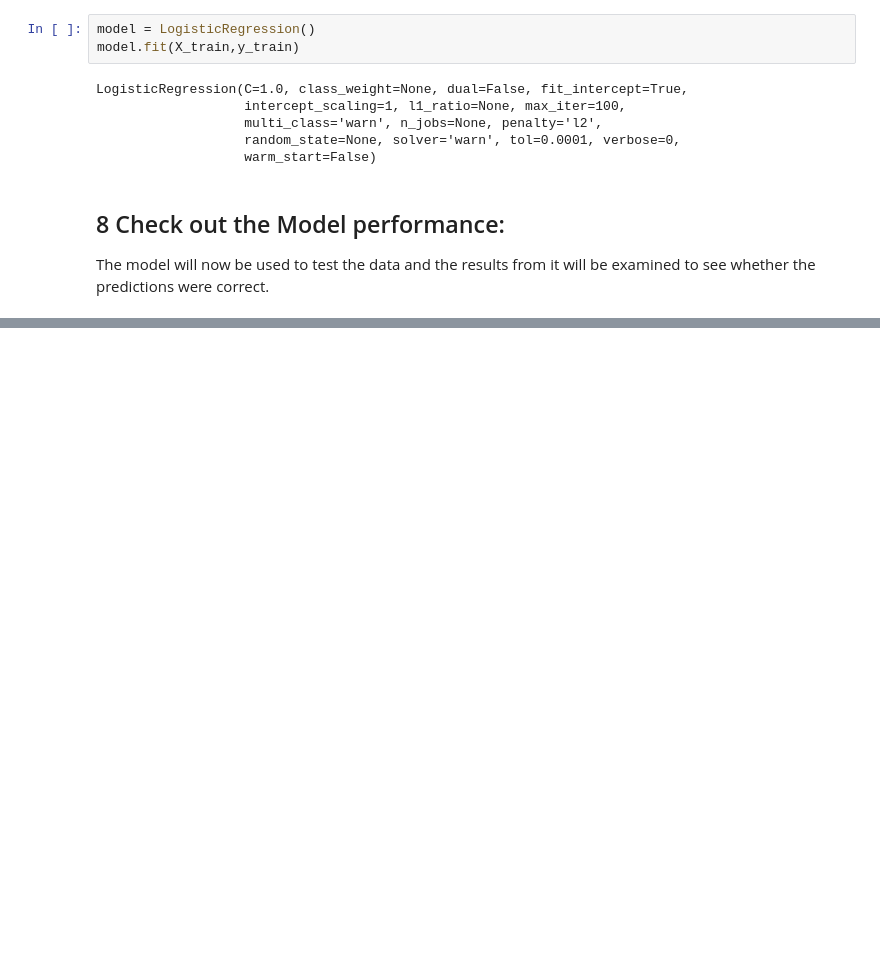
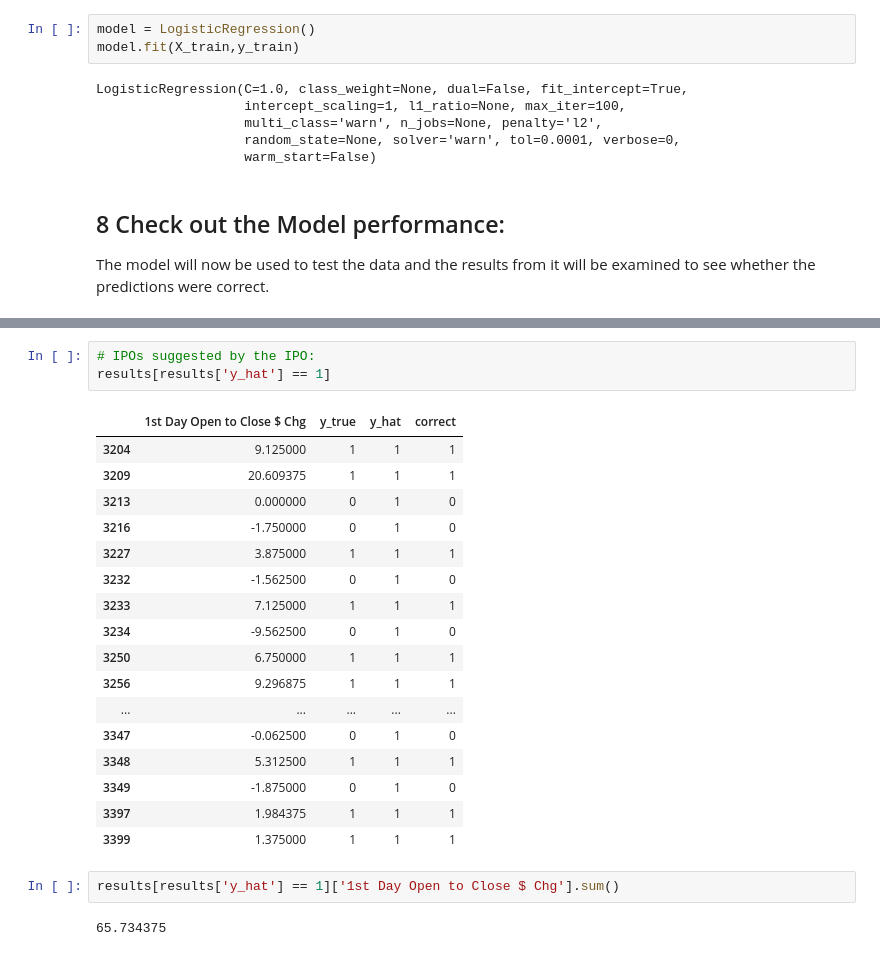
Before and after one commit to ylee9107/ML_app_Forecast_IPOmarket, a Jupyter notebook: ML_app_Forecast_IPOmarket.ipynb, the cells around one changed output, grey strips where cells are left out. Saved outputs shown, nothing was run; the diff lists cells and outputs as text; blank space fills up the shorter version.

```diff
--- a/ML_app_Forecast_IPOmarket.ipynb
+++ b/ML_app_Forecast_IPOmarket.ipynb
@@ -574,0 +693,25 @@ The model will now be used to test the data and the results from it will be exam
+# %%
+# IPOs suggested by the IPO:
+results[results['y_hat'] == 1]
+# %% [output]
+|  | 1st Day Open to Close $ Chg | y_true | y_hat | correct |
+| 3204 | 9.125000 | 1 | 1 | 1 |
+| 3209 | 20.609375 | 1 | 1 | 1 |
+| 3213 | 0.000000 | 0 | 1 | 0 |
+| 3216 | -1.750000 | 0 | 1 | 0 |
+| 3227 | 3.875000 | 1 | 1 | 1 |
+| 3232 | -1.562500 | 0 | 1 | 0 |
+| 3233 | 7.125000 | 1 | 1 | 1 |
+| 3234 | -9.562500 | 0 | 1 | 0 |
+| 3250 | 6.750000 | 1 | 1 | 1 |
+| 3256 | 9.296875 | 1 | 1 | 1 |
+| ... | ... | ... | ... | ... |
+| 3347 | -0.062500 | 0 | 1 | 0 |
+| 3348 | 5.312500 | 1 | 1 | 1 |
+| 3349 | -1.875000 | 0 | 1 | 0 |
+| 3397 | 1.984375 | 1 | 1 | 1 |
+| 3399 | 1.375000 | 1 | 1 | 1 |
+# %%
+results[results['y_hat'] == 1]['1st Day Open to Close $ Chg'].sum()
+# %% [output]
+65.734375
```
Also changed, not shown: parts of 19 cells of this notebook.
